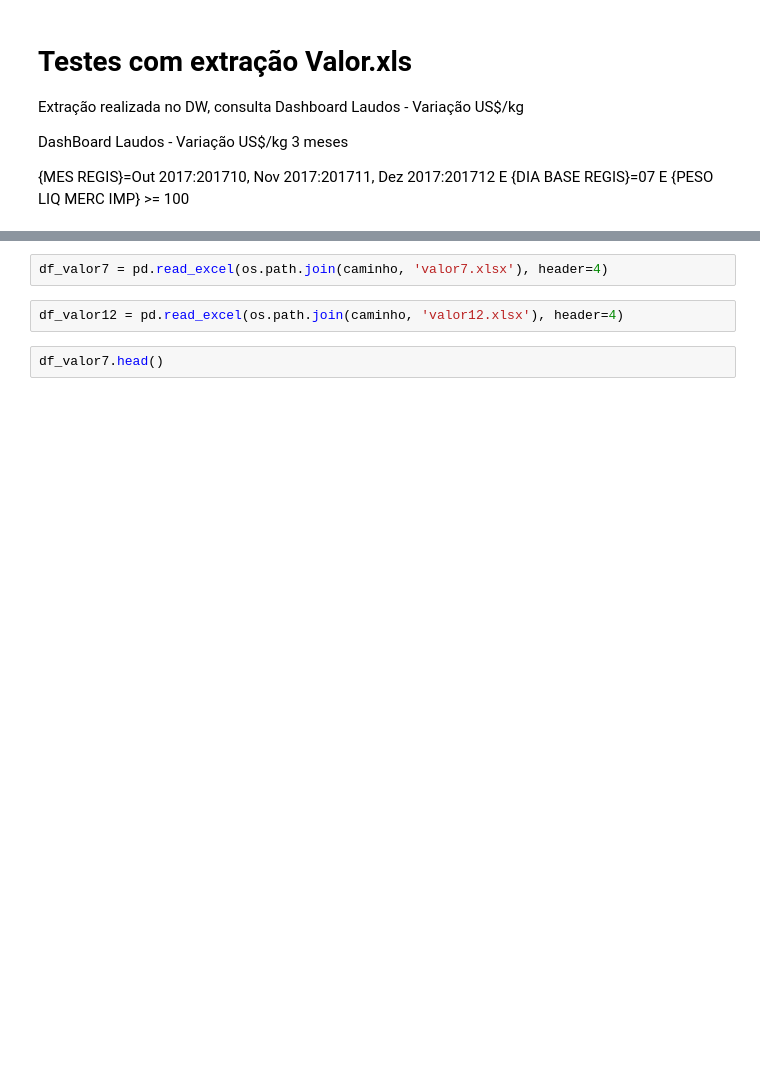
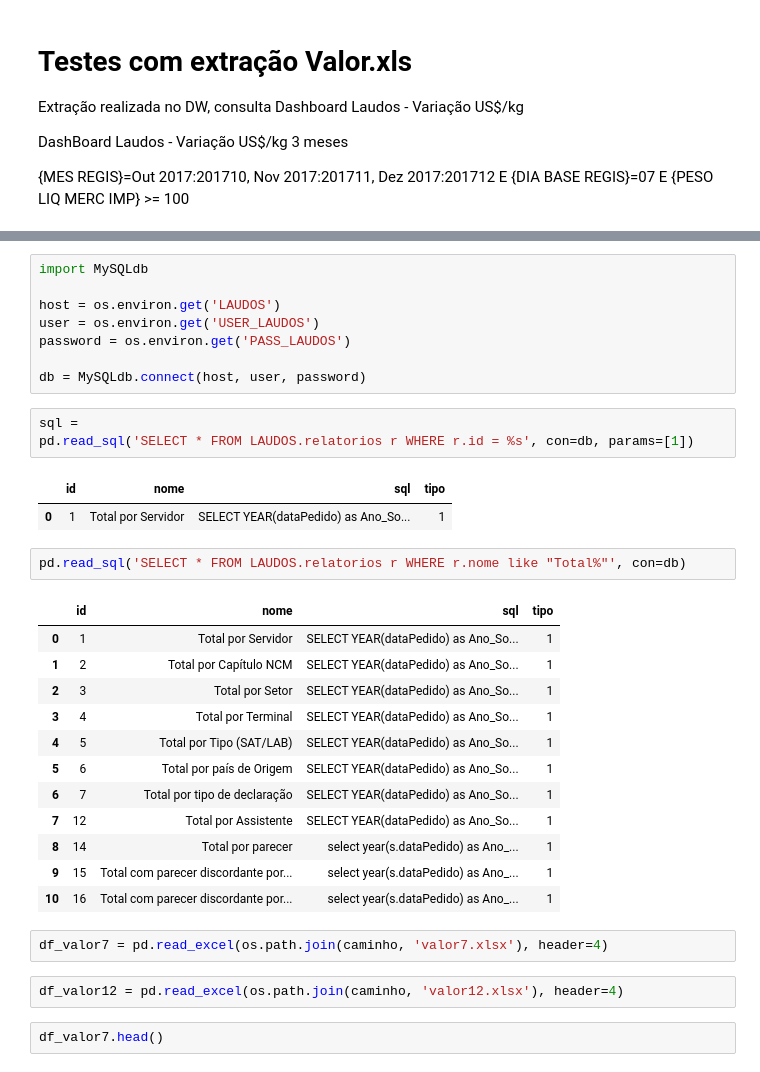
Before and after one commit to IvanBrasilico/laudos_dash, a Jupyter notebook: notebooks/TestesValor.ipynb, the cells around one changed output, grey strips where cells are left out. Drawn from its saved outputs; the diff is of its cells as text; blank space fills up the shorter version.

```diff
--- a/notebooks/TestesValor.ipynb
+++ b/notebooks/TestesValor.ipynb
@@ -22,3 +23,32 @@ valor1324b.xlsx
+# %%
+import MySQLdb
+
+host = os.environ.get('LAUDOS')
+user = os.environ.get('USER_LAUDOS')
+password = os.environ.get('PASS_LAUDOS')
+
+db = MySQLdb.connect(host, user, password)
+# %%
+sql =
+pd.read_sql('SELECT * FROM LAUDOS.relatorios r WHERE r.id = %s', con=db, params=[1])
+# %% [output]
+|  | id | nome | sql | tipo |
+| 0 | 1 | Total por Servidor | SELECT YEAR(dataPedido) as Ano_So... | 1 |
+# %%
+pd.read_sql('SELECT * FROM LAUDOS.relatorios r WHERE r.nome like "Total%"', con=db)
+# %% [output]
+|  | id | nome | sql | tipo |
+| 0 | 1 | Total por Servidor | SELECT YEAR(dataPedido) as Ano_So... | 1 |
+| 1 | 2 | Total por Capítulo NCM | SELECT YEAR(dataPedido) as Ano_So... | 1 |
+| 2 | 3 | Total por Setor | SELECT YEAR(dataPedido) as Ano_So... | 1 |
+| 3 | 4 | Total por Terminal | SELECT YEAR(dataPedido) as Ano_So... | 1 |
+| 4 | 5 | Total por Tipo (SAT/LAB) | SELECT YEAR(dataPedido) as Ano_So... | 1 |
+| 5 | 6 | Total por país de Origem | SELECT YEAR(dataPedido) as Ano_So... | 1 |
+| 6 | 7 | Total por tipo de declaração | SELECT YEAR(dataPedido) as Ano_So... | 1 |
+| 7 | 12 | Total por Assistente | SELECT YEAR(dataPedido) as Ano_So... | 1 |
+| 8 | 14 | Total por parecer | select year(s.dataPedido) as Ano_... | 1 |
+| 9 | 15 | Total com parecer discordante por... | select year(s.dataPedido) as Ano_... | 1 |
+| 10 | 16 | Total com parecer discordante por... | select year(s.dataPedido) as Ano_... | 1 |
 # %%
 df_valor7 = pd.read_excel(os.path.join(caminho, 'valor7.xlsx'), header=4)
 # %%
```
Also changed, not shown: parts of 1 cell of this notebook, 8 other files.
